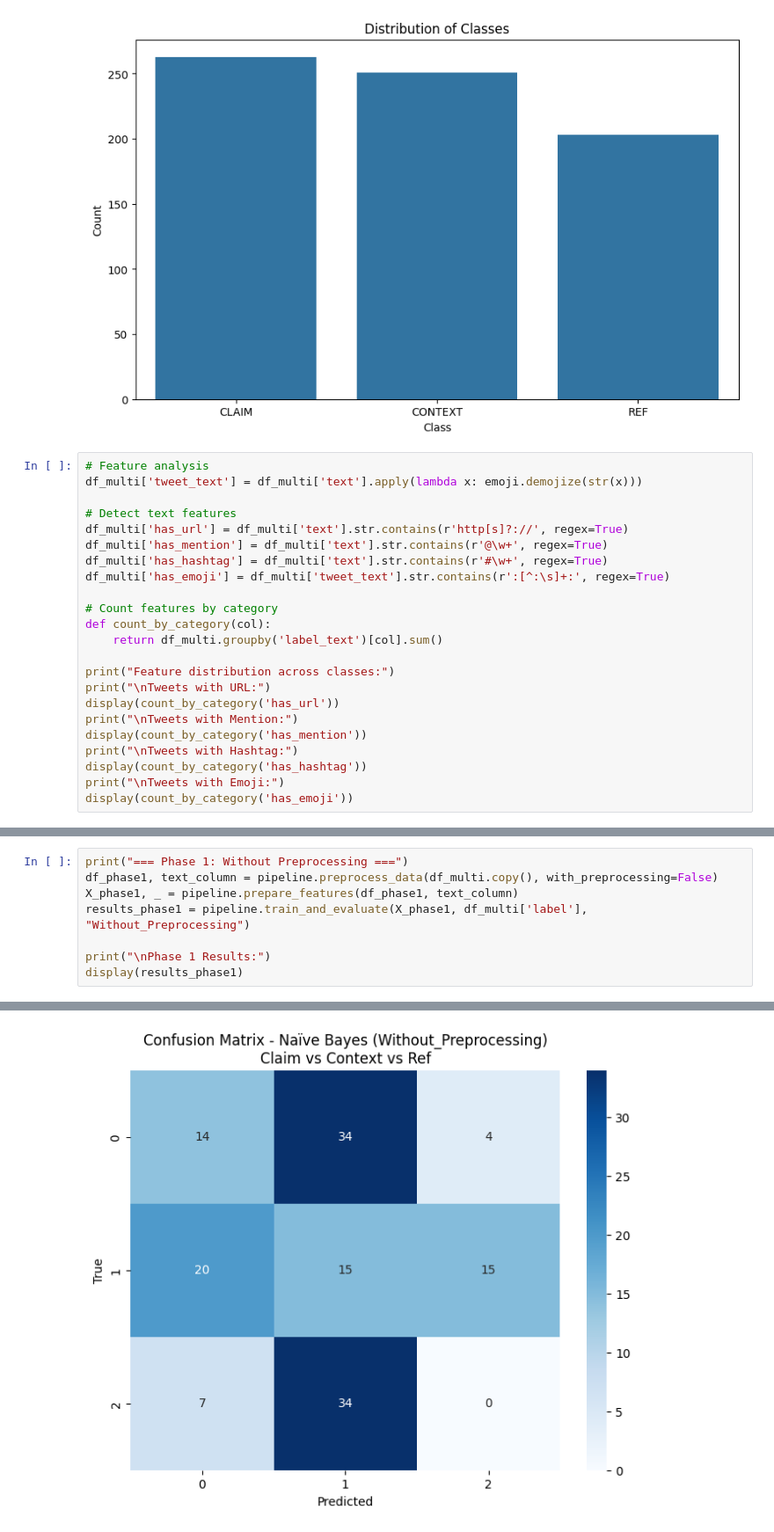
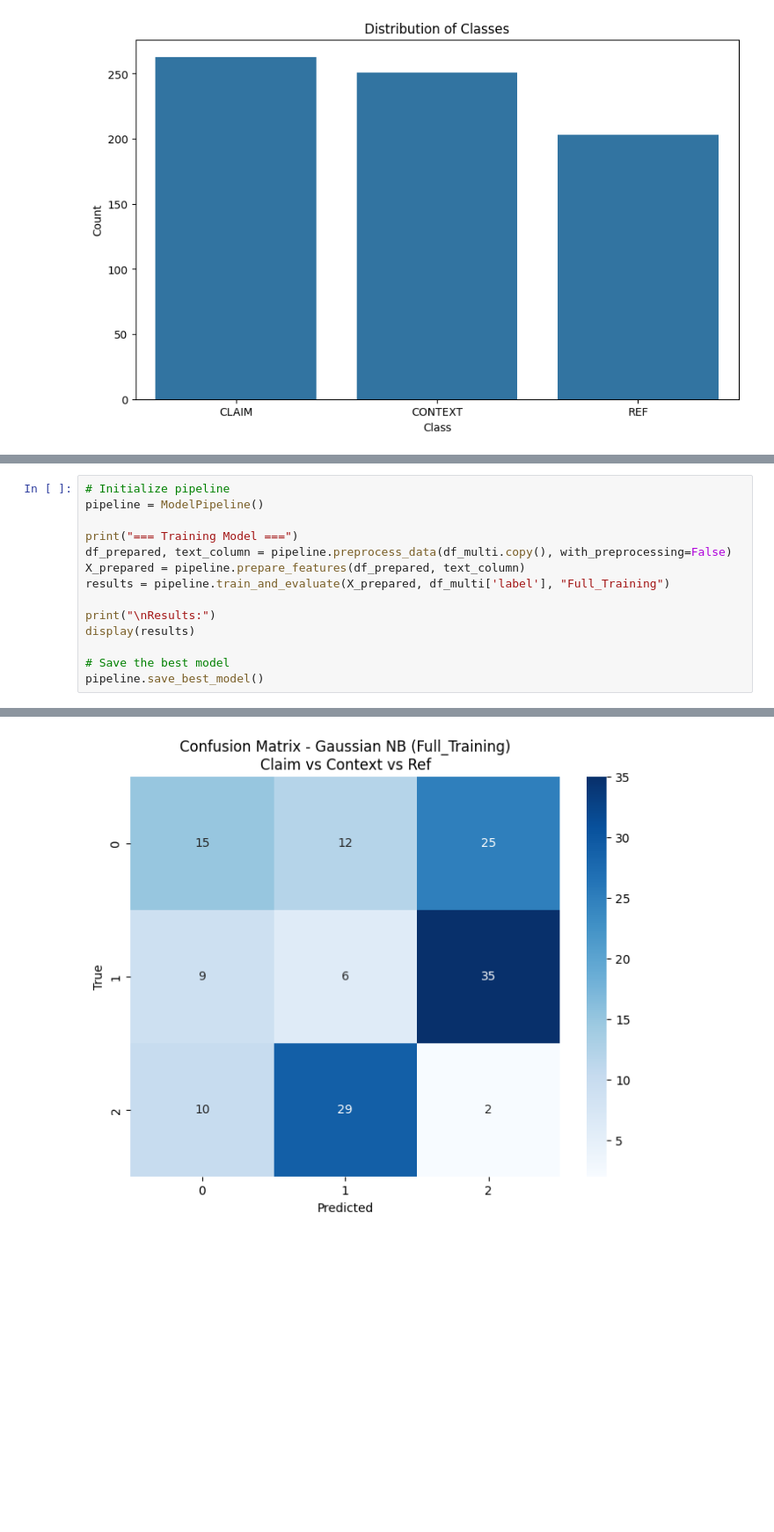
Before and after one commit to NinaShine/Machine_learning, a Jupyter notebook: Projet/task3_Etienne.ipynb, the cells around one changed output, grey strips where cells are left out. Shown at 88% size. Cells and saved outputs as stored; diff of their text form; blank space fills up the shorter version.

Commit message:
prediction testing of saved models for task 1 and 3

```diff
--- a/Projet/task3_Etienne.ipynb
+++ b/Projet/task3_Etienne.ipynb
@@ -87,26 +274,3 @@ Name: count, dtype: int64
 
 Mapping used: {'CLAIM': 0, 'CONTEXT': 1, 'REF': 2}
 [figure]
-# %%
-# Feature analysis
-df_multi['tweet_text'] = df_multi['text'].apply(lambda x: emoji.demojize(str(x)))
-
-# Detect text features
-df_multi['has_url'] = df_multi['text'].str.contains(r'http[s]?://', regex=True)
-df_multi['has_mention'] = df_multi['text'].str.contains(r'@\w+', regex=True)
-df_multi['has_hashtag'] = df_multi['text'].str.contains(r'#\w+', regex=True)
-df_multi['has_emoji'] = df_multi['tweet_text'].str.contains(r':[^:\s]+:', regex=True)
-
-# Count features by category
-def count_by_category(col):
-    return df_multi.groupby('label_text')[col].sum()
-
-print("Feature distribution across classes:")
-print("\nTweets with URL:")
-display(count_by_category('has_url'))
-print("\nTweets with Mention:")
-display(count_by_category('has_mention'))
-print("\nTweets with Hashtag:")
-display(count_by_category('has_hashtag'))
-print("\nTweets with Emoji:")
-display(count_by_category('has_emoji'))
@@ -315,9 +277,15 @@ Process and evaluate models using basic preprocessing
 # %%
-print("=== Phase 1: Without Preprocessing ===")
-df_phase1, text_column = pipeline.preprocess_data(df_multi.copy(), with_preprocessing=False)
-X_phase1, _ = pipeline.prepare_features(df_phase1, text_column)
-results_phase1 = pipeline.train_and_evaluate(X_phase1, df_multi['label'], "Without_Preprocessing")
+# Initialize pipeline
+pipeline = ModelPipeline()
 
-print("\nPhase 1 Results:")
-display(results_phase1)
+print("=== Training Model ===")
+df_prepared, text_column = pipeline.preprocess_data(df_multi.copy(), with_preprocessing=False)
+X_prepared = pipeline.prepare_features(df_prepared, text_column)
+results = pipeline.train_and_evaluate(X_prepared, df_multi['label'], "Full_Training")
+
+print("\nResults:")
+display(results)
+
+# Save the best model
+pipeline.save_best_model()
 # %% [output]
@@ -327,4 +295,4 @@ display(results_phase1)
-[figure, old version]
+[figure, new version]
 Classification Report:
               precision    recall  f1-score   support
 
```
Also changed, not shown: parts of 16 cells of this notebook, 9 other files.
